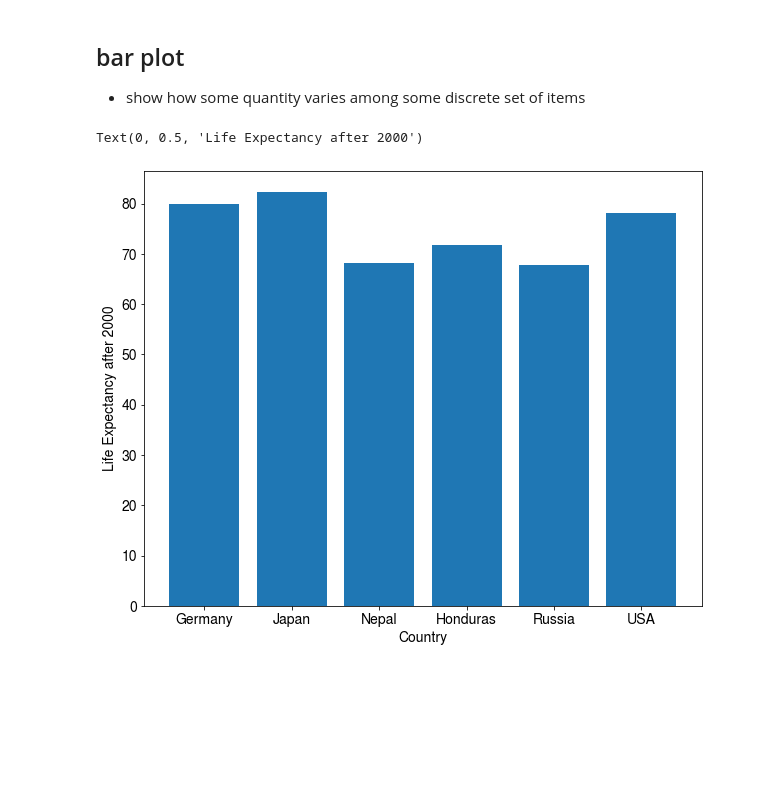
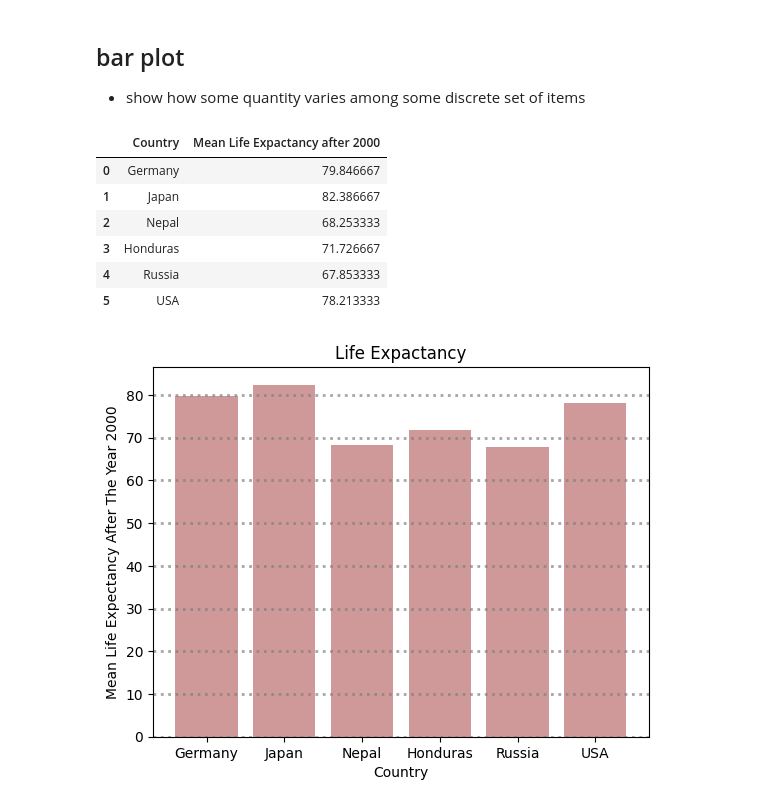
Before and after one commit to MaCoZu/notebooks, a Jupyter notebook: abc_08_visualizations.ipynb, the cells around one changed output. Saved outputs shown, nothing was run; the diff lists cells and outputs as text; code cells hidden in the pictures; blank space fills up the shorter version.

```diff
--- a/abc_08_visualizations.ipynb
+++ b/abc_08_visualizations.ipynb
@@ -83,9 +85,13 @@ usa = gapminder[(gapminder.country == 'United States') & (gapminder.year > 2000)
 # %%
 countries = ['Germany', 'Japan', 'Nepal', 'Honduras', 'Russia', 'USA']
 life_expect = [germany, japan, nepal, honduras, russia, usa]
-plt.bar(countries, life_expect)
-plt.xlabel('Country')
-plt.ylabel('Life Expectancy after 2000')
+life_df_2000 = pd.DataFrame( {'Country': countries, 'Mean Life Expactancy after 2000': life_expect, })
+life_df_2000
 # %% [output]
-Text(0, 0.5, 'Life Expectancy after 2000')
-[figure, removed]
+|  | Country | Mean Life Expactancy after 2000 |
+| 0 | Germany | 79.846667 |
+| 1 | Japan | 82.386667 |
+| 2 | Nepal | 68.253333 |
+| 3 | Honduras | 71.726667 |
+| 4 | Russia | 67.853333 |
+| 5 | USA | 78.213333 |
@@ -93,0 +98,9 @@ plt.bar()
+# %%
+plt.bar(life_df_2000.iloc[:, 0], life_df_2000.iloc[:, 1], color='darkred', alpha=0.4)
+plt.grid(color='grey', linestyle=':', linewidth=2, axis='y', alpha=0.7)
+plt.title('Life Expactancy')
+plt.xlabel('Country')
+plt.ylabel('Mean Life Expectancy After The Year 2000')
+plt.show()
+# %% [output]
+[figure, added]
```
Also changed, not shown: parts of 6 cells of this notebook, 1 other file.
